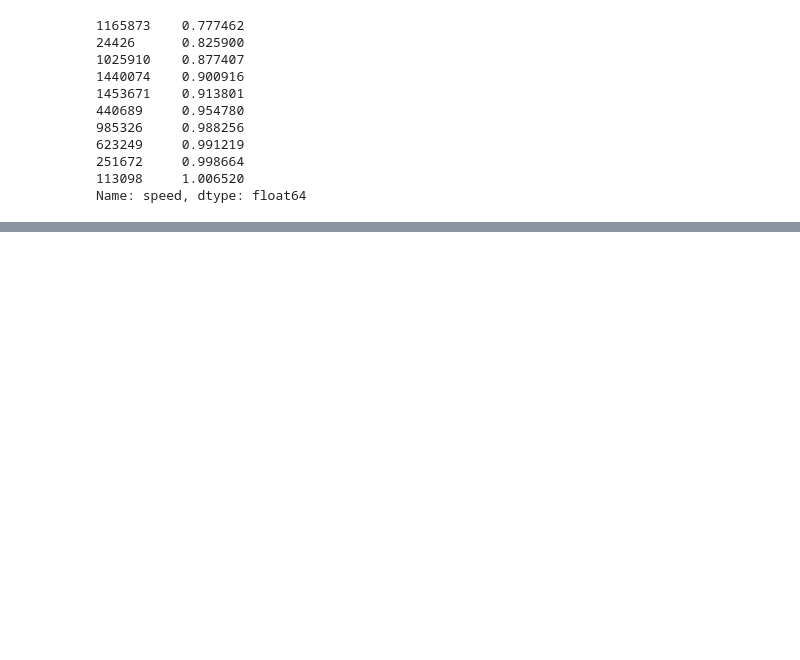
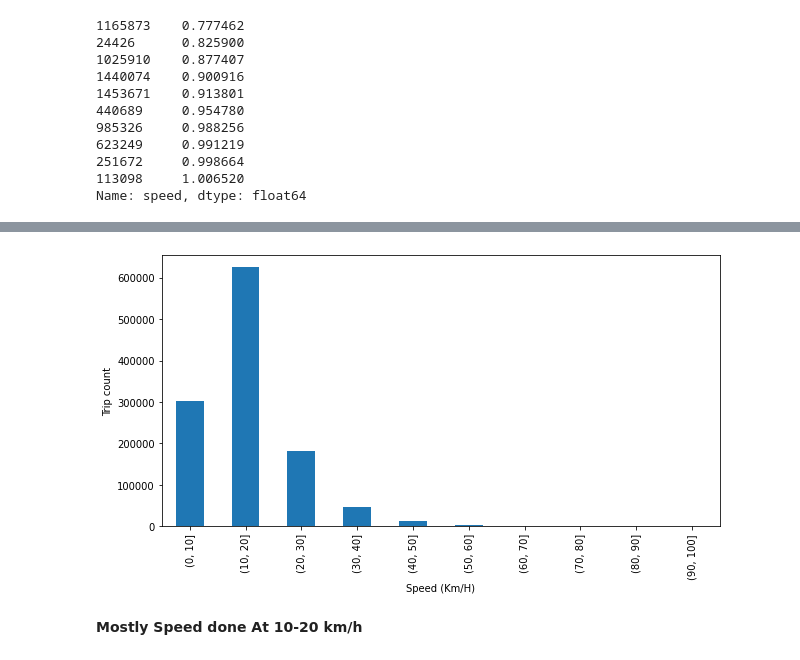
Before and after one commit to AbhijeetS1112/NYC-Taxi-Trip-Time-Prediction----ALMA, a Jupyter notebook: NYC_Taxi_Trip_Time_Prediction.ipynb, the cells around one changed output, grey strips where cells are left out. Cells and saved outputs as stored; diff of their text form; code cells hidden in the pictures; blank space fills up the shorter version.

```diff
--- a/NYC_Taxi_Trip_Time_Prediction.ipynb
+++ b/NYC_Taxi_Trip_Time_Prediction.ipynb
@@ -619,0 +631,11 @@ Name: speed, dtype: float64
+# %%
+#Speed Range
+plt.figure(figsize = (10,5))
+df.speed.groupby(pd.cut(df.speed, np.arange(0,104,10))).count().plot(kind = 'bar')
+plt.ylabel('Trip count')
+plt.xlabel('Speed (Km/H)')
+plt.show()
+# %% [output]
+[figure, added]
+# %% [markdown]
+**Mostly Speed done At 10-20 km/h**
```
Also changed, not shown: parts of 31 cells of this notebook.
